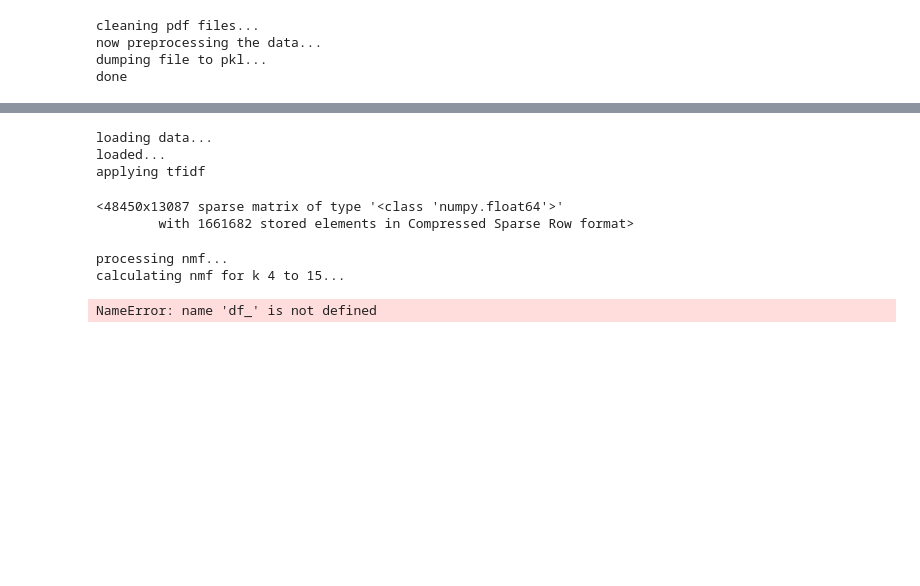
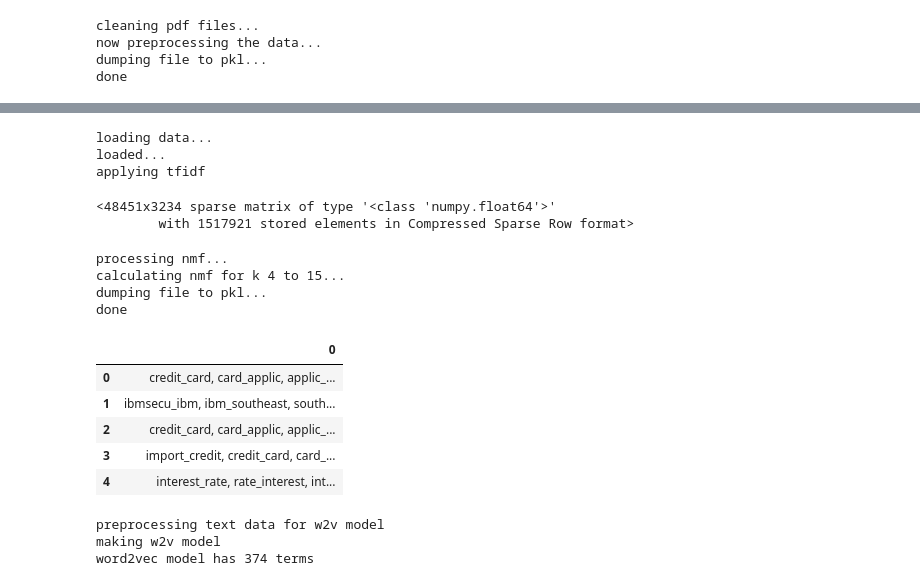
Before and after one commit to cullinap/contract_reader, a Jupyter notebook: data_preprocessing.ipynb, the cells around one changed output, grey strips where cells are left out. Drawn from its saved outputs; the diff is of its cells as text; code cells hidden in the pictures; blank space fills up the shorter version.

```diff
--- a/data_preprocessing.ipynb
+++ b/data_preprocessing.ipynb
@@ -9,8 +17,11 @@ data_init = Process(files, DATA_PATH, 'pdf-output.pkl')
 OVERWRITE = True
 # %%
+custom_stopwords = ['aaa']
+
 process_val = {'stopwords':'english',
+               'custom_sw':custom_stopwords,
                'stemmer':'yes',
-               'ngrams':'trigrams'}
+               'ngrams':'bigrams'}
 
 temp_ = data_init.remove_lines(OVERWRITE, data_init, **process_val)
 # %% [output]
@@ -21,17 +44,19 @@ done
 # %%
 params = {'vectorizor': 'tfidf',
-          'max_df': 0.95,
-          'min_df': 20}
+          'max_df': .5,
+          'min_df': 100,
+          'max_features':None
+         }
 
-x = data_init.vectorize(**params)
+tfidf = data_init.vectorize(**params)
 
-x
+tfidf
 # %% [output]
 loading data...
 loaded...
 applying tfidf
-<48450x13087 sparse matrix of type '<class 'numpy.float64'>'
-        with 1661682 stored elements in Compressed Sparse Row format>
+<48451x3234 sparse matrix of type '<class 'numpy.float64'>'
+        with 1517921 stored elements in Compressed Sparse Row format>
 # %%
 from sklearn.decomposition import NMF
 import pickle
@@ -44,7 +69,7 @@ if os.path.exists('./data/nmf-output.pkl') == False:
     d = {}
     for k in range(kmin,kmax+1):
         model = NMF(init='nndsvd', n_components=k)
-        d[k] = model.fit_transform(x), model.components_ #collect W & H factors
+        d[k] = model.fit_transform(tfidf), model.components_ #collect W & H factors
 
     print('dumping file to pkl...')
     output = open('./data/nmf-output.pkl', 'wb')
@@ -63,4 +88,11 @@ else:
 # %% [output]
 processing nmf...
 calculating nmf for k 4 to 15...
+dumping file to pkl...
+done
-NameError: name 'df_' is not defined
+# %%
+import pandas as pd
+
+df_ = pd.concat([temp_[k] for k in temp_.keys()],axis=0).reset_index().drop(['index'],axis=1)
+
+l = [df_[0].iloc[x].split(", ") for x in range(652)]
@@ -67,15 +107,30 @@ NameError: name 'df_' is not defined
+# %%
+df_.head()
+# %% [output]
+|  | 0 |
+| 0 | credit_card, card_applic, applic_... |
+| 1 | ibmsecu_ibm, ibm_southeast, south... |
+| 2 | credit_card, card_applic, applic_... |
+| 3 | import_credit, credit_card, card_... |
+| 4 | interest_rate, rate_interest, int... |
 # %%
 import gensim
+import pandas as pd
 
 if os.path.exists('./data/w2v-model.bin') == False:
     print('preprocessing text data for w2v model')
     #w2v_raw = data_init.preprocess(temp_['USE Credit Union'], **process_val)
 
-    processed = {k: data_init.preprocess(temp_[k], **process_val) for k in temp_.keys()}
-    w2v_raw = pd.concat([processed[k] for k in processed.keys()],axis=0).reset_index().drop(['index'],axis=1)
+    #processed = {k: data_init.preprocess(temp_[k], **process_val) for k in temp_.keys()}
+
+    #processed = data_init.remove_lines(OVERWRITE, data_init, **process_val)
+
+    w2v_raw = l
+
+    #w2v_raw = pd.concat([processed[k] for k in processed.keys()],axis=0).reset_index().drop(['index'],axis=1)
 
     print('making w2v model')
-    w2v_m = gensim.models.Word2Vec(w2v_raw[0], size=500, min_count=20, sg=1)
+    w2v_m = gensim.models.Word2Vec(w2v_raw, size=500, min_count=20, sg=1)
 
     print(f'word2vec model has {len(w2v_m.wv.vocab)} terms')
     w2v_m.save('./data/w2v-model.bin')
@@ -84,6 +139,10 @@ else:
     print('file exists...')
     w2v_m = gensim.models.Word2Vec.load('./data/w2v-model.bin')
     print(f'word2vec model has {len(w2v_m.wv.vocab)} terms')
+# %% [output]
+preprocessing text data for w2v model
+making w2v model
+word2vec model has 374 terms
 # %%
 from sklearn.externals import joblib
 
```
Also changed, not shown: parts of 40 cells of this notebook, 5 other files.
